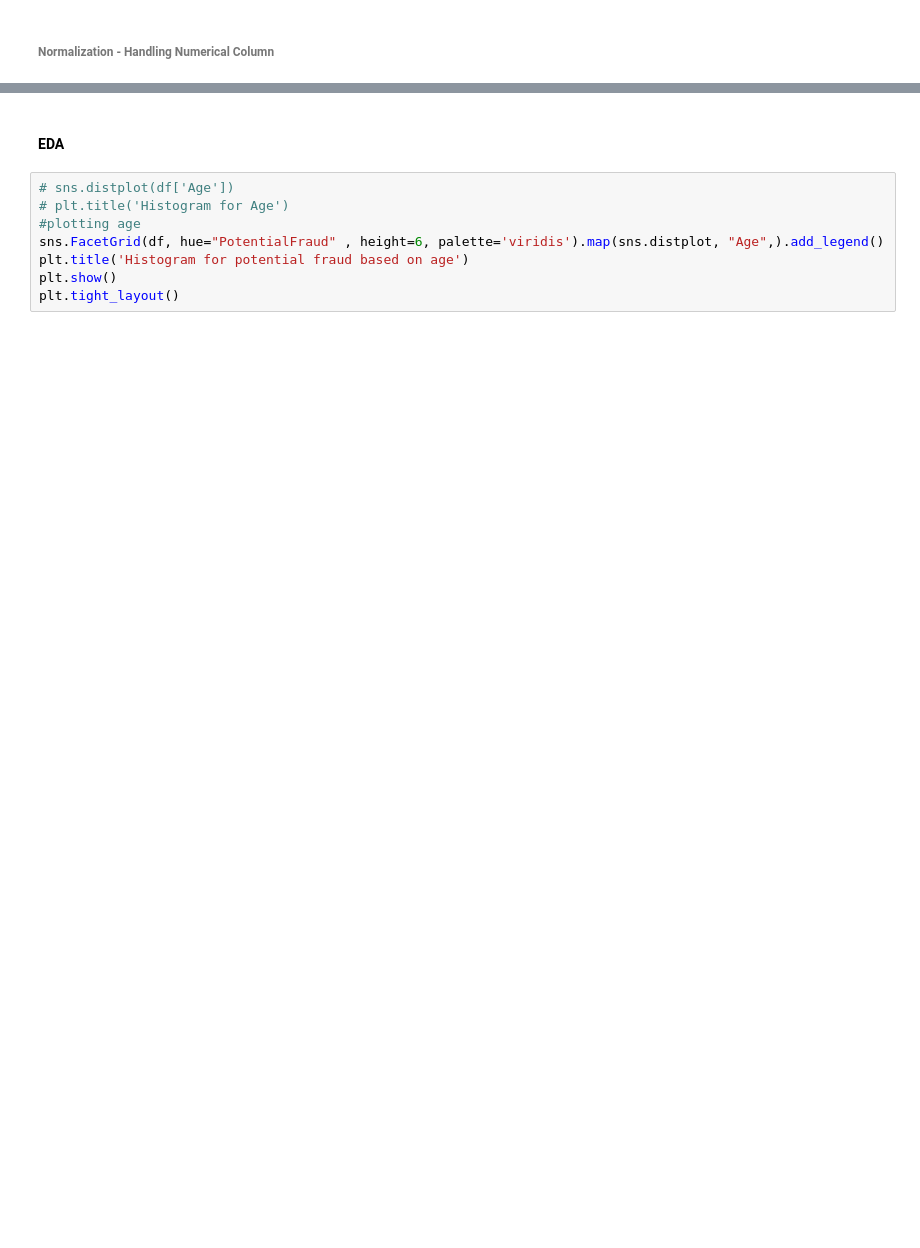
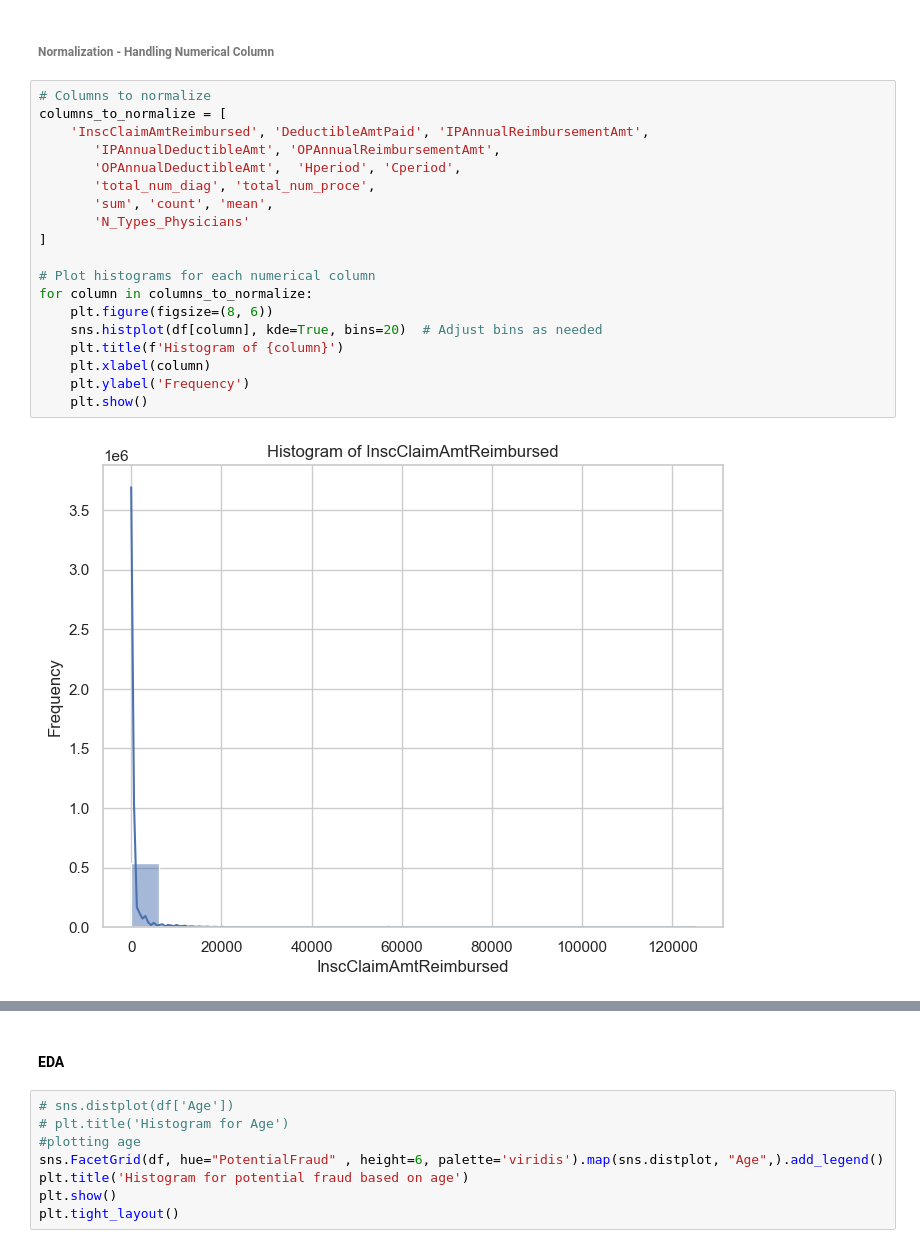
Before and after one commit to yingliu1206/Fraud-detection-In-Health-Care, a Jupyter notebook: code.ipynb, the cells around one changed output, grey strips where cells are left out. Saved outputs shown, nothing was run; the diff lists cells and outputs as text; blank space fills up the shorter version.

```diff
--- a/code.ipynb
+++ b/code.ipynb
@@ -796,2 +797,23 @@ Test X :  (184210, 61)  | Test Y :  (184210,)
 # %% [markdown]
 ###### Normalization - Handling Numerical Column
+# %%
+# Columns to normalize
+columns_to_normalize = [
+    'InscClaimAmtReimbursed', 'DeductibleAmtPaid', 'IPAnnualReimbursementAmt',
+       'IPAnnualDeductibleAmt', 'OPAnnualReimbursementAmt',
+       'OPAnnualDeductibleAmt',  'Hperiod', 'Cperiod',
+       'total_num_diag', 'total_num_proce',
+       'sum', 'count', 'mean',
+       'N_Types_Physicians'
+]
+
+# Plot histograms for each numerical column
+for column in columns_to_normalize:
+    plt.figure(figsize=(8, 6))
+    sns.histplot(df[column], kde=True, bins=20)  # Adjust bins as needed
+    plt.title(f'Histogram of {column}')
+    plt.xlabel(column)
+    plt.ylabel('Frequency')
+    plt.show()
+# %% [output]
+[figure, added]
```
Also changed, not shown: parts of 31 cells of this notebook.
